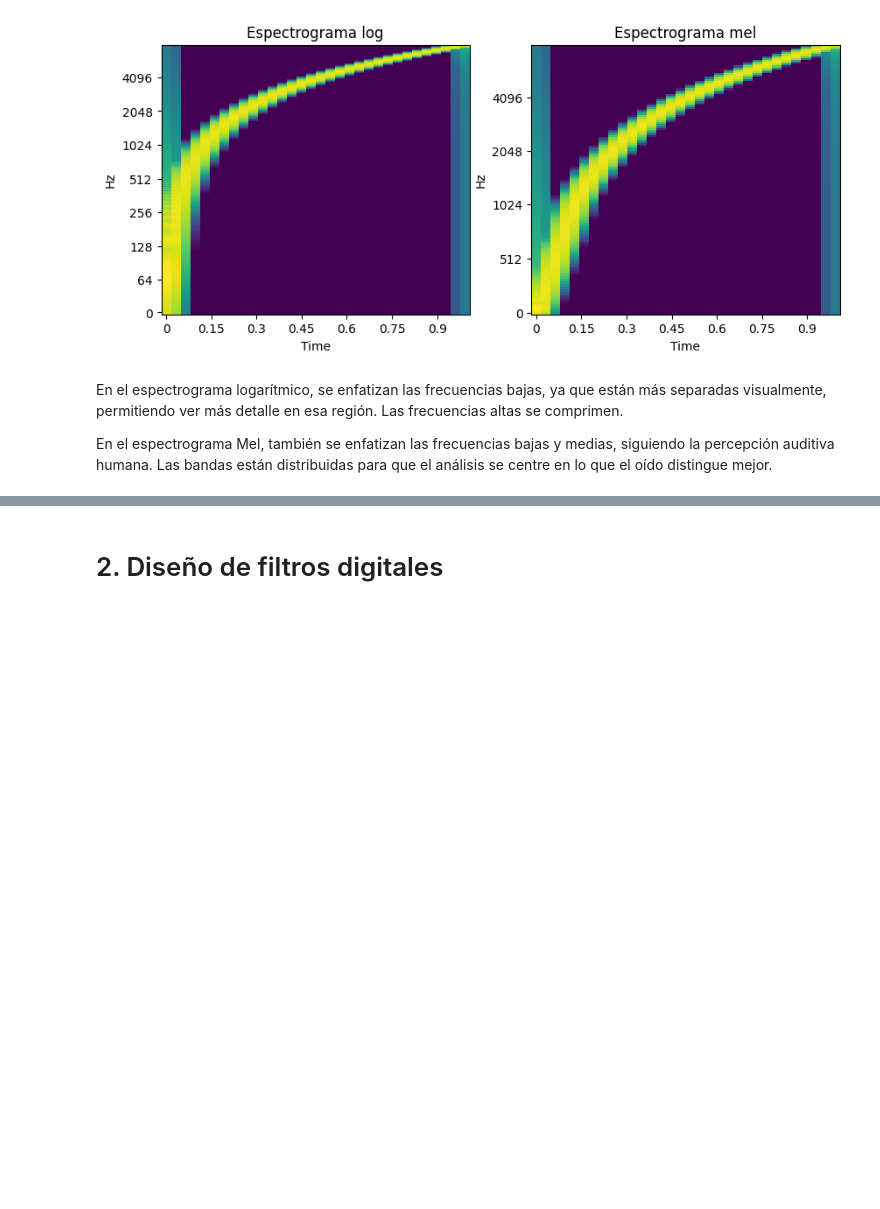
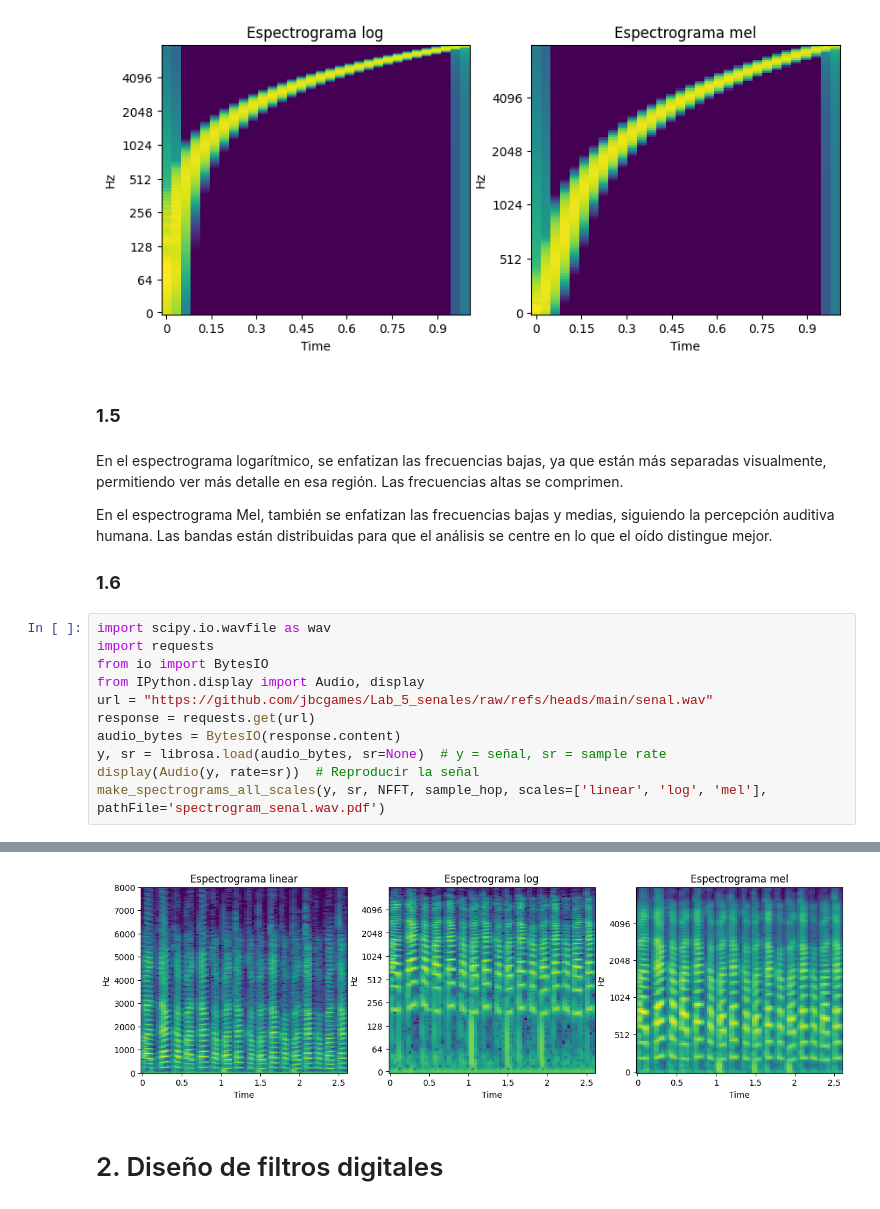
Before and after one commit to jbcgames/Lab_5_senales, a Jupyter notebook: Lab_5_Filtros_Estudiante.ipynb, the cells around one changed output, grey strips where cells are left out. Cells and saved outputs as stored; diff of their text form; blank space fills up the shorter version.

```diff
--- a/Lab_5_Filtros_Estudiante.ipynb
+++ b/Lab_5_Filtros_Estudiante.ipynb
@@ -110,7 +110,23 @@ make_spectrograms_all_scales(s_t_recortada, fs, NFFT, sample_hop, scales=['linea
 make_spectrograms_all_scales(s_t_recortada, fs, NFFT, sample_hop, scales=['log', 'mel'], pathFile='spectrogram_senal.pdf')
 # %% [output]
 [figure]
+# %% [markdown]
+### **1.5**
 # %% [markdown]
 En el espectrograma logarítmico, se enfatizan las frecuencias bajas, ya que están más separadas visualmente, permitiendo ver más detalle en esa región. Las frecuencias altas se comprimen.
 
 En el espectrograma Mel, también se enfatizan las frecuencias bajas y medias, siguiendo la percepción auditiva humana. Las bandas están distribuidas para que el análisis se centre en lo que el oído distingue mejor.
+
+### **1.6**
+# %%
+import scipy.io.wavfile as wav
+import requests
+from io import BytesIO
+from IPython.display import Audio, display
+url = "https://github.com/jbcgames/Lab_5_senales/raw/refs/heads/main/senal.wav"
+response = requests.get(url)
+audio_bytes = BytesIO(response.content)
+y, sr = librosa.load(audio_bytes, sr=None)  # y = señal, sr = sample rate
+display(Audio(y, rate=sr))  # Reproducir la señal
+make_spectrograms_all_scales(y, sr, NFFT, sample_hop, scales=['linear', 'log', 'mel'], pathFile='spectrogram_senal.wav.pdf')
+# %% [output]
@@ -117,3 +134,4 @@ En el espectrograma Mel, también se enfatizan las frecuencias bajas y medias, s
+[figure, added]
 # %% [markdown]
 # 2. Diseño de filtros digitales
 # %% [markdown]
```
Also changed, not shown: parts of 8 cells of this notebook.
